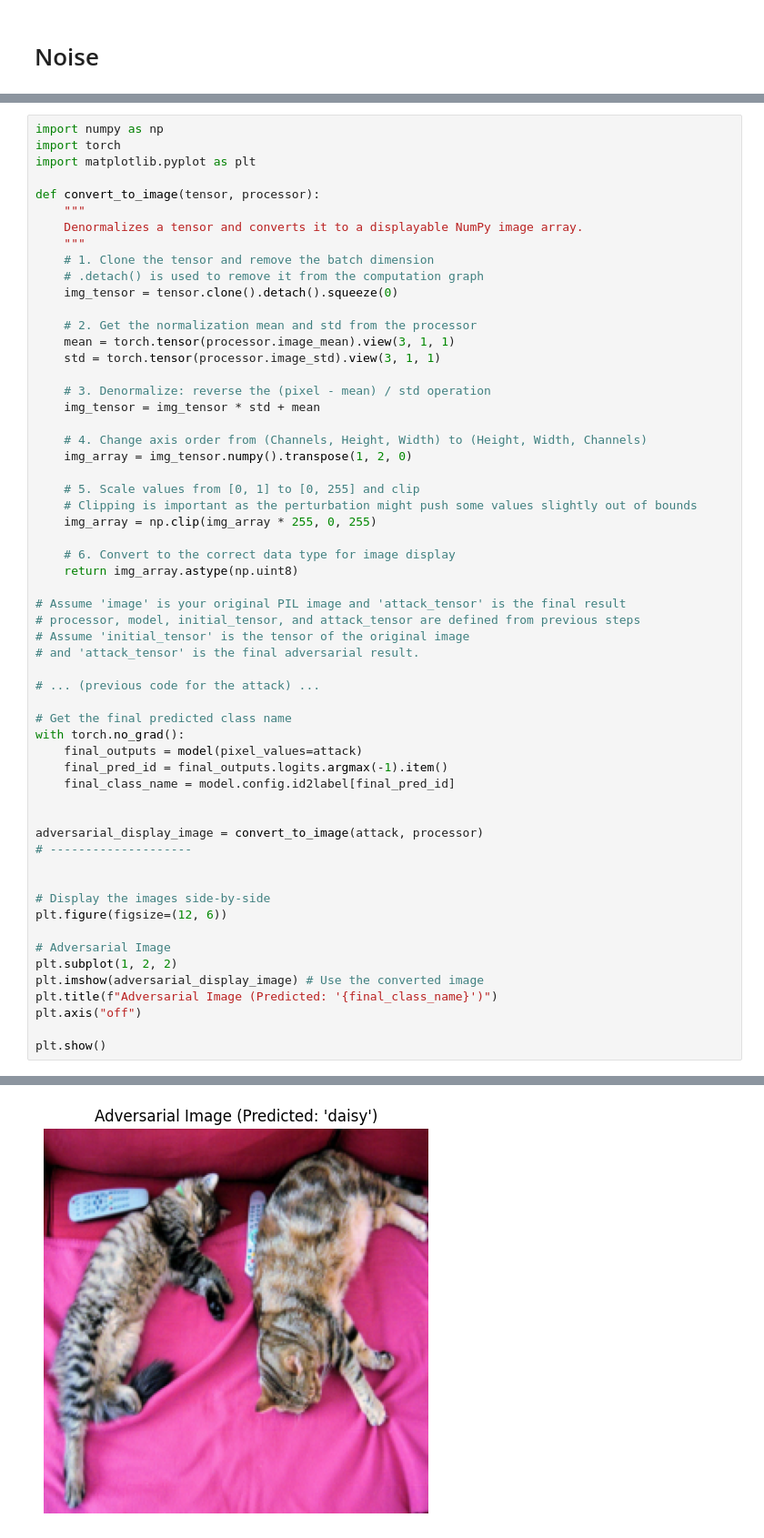
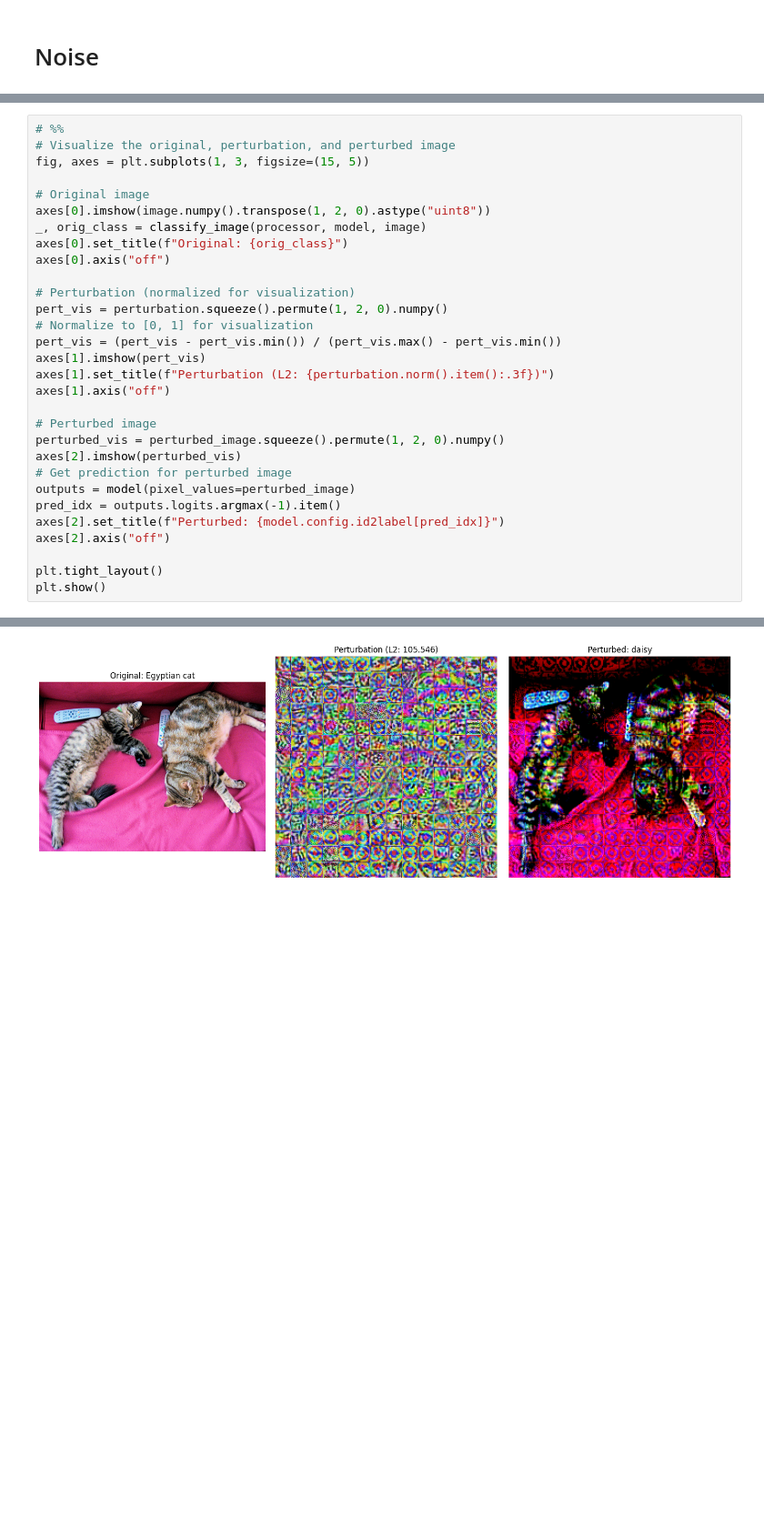
Before and after one commit to pranavgade20/aisb, a Jupyter notebook: w3d1/w3d1_answers.ipynb, the cells around one changed output, grey strips where cells are left out. Shown at 91% size. Cells and saved outputs as stored; diff of their text form; blank space fills up the shorter version.

```diff
--- a/w3d1/w3d1_answers.ipynb
+++ b/w3d1/w3d1_answers.ipynb
@@ -182,59 +179,31 @@ for i in tqdm.tqdm(range(1000000)):
 # %%
-import numpy as np
-import torch
-import matplotlib.pyplot as plt
+# %%
+# Visualize the original, perturbation, and perturbed image
+fig, axes = plt.subplots(1, 3, figsize=(15, 5))
 
-def convert_to_image(tensor, processor):
-    """
-    Denormalizes a tensor and converts it to a displayable NumPy image array.
-    """
-    # 1. Clone the tensor and remove the batch dimension
-    # .detach() is used to remove it from the computation graph
-    img_tensor = tensor.clone().detach().squeeze(0)
+# Original image
+axes[0].imshow(image.numpy().transpose(1, 2, 0).astype("uint8"))
+_, orig_class = classify_image(processor, model, image)
+axes[0].set_title(f"Original: {orig_class}")
+axes[0].axis("off")
 
-    # 2. Get the normalization mean and std from the processor
-    mean = torch.tensor(processor.image_mean).view(3, 1, 1)
-    std = torch.tensor(processor.image_std).view(3, 1, 1)
+# Perturbation (normalized for visualization)
+pert_vis = perturbation.squeeze().permute(1, 2, 0).numpy()
+# Normalize to [0, 1] for visualization
+pert_vis = (pert_vis - pert_vis.min()) / (pert_vis.max() - pert_vis.min())
+axes[1].imshow(pert_vis)
+axes[1].set_title(f"Perturbation (L2: {perturbation.norm().item():.3f})")
+axes[1].axis("off")
 
-    # 3. Denormalize: reverse the (pixel - mean) / std operation
-    img_tensor = img_tensor * std + mean
+# Perturbed image
+perturbed_vis = perturbed_image.squeeze().permute(1, 2, 0).numpy()
+axes[2].imshow(perturbed_vis)
+# Get prediction for perturbed image
+outputs = model(pixel_values=perturbed_image)
+pred_idx = outputs.logits.argmax(-1).item()
+axes[2].set_title(f"Perturbed: {model.config.id2label[pred_idx]}")
+axes[2].axis("off")
 
-    # 4. Change axis order from (Channels, Height, Width) to (Height, Width, Channels)
-    img_array = img_tensor.numpy().transpose(1, 2, 0)
-
-    # 5. Scale values from [0, 1] to [0, 255] and clip
-    # Clipping is important as the perturbation might push some values slightly out of bounds
-    img_array = np.clip(img_array * 255, 0, 255)
-
-    # 6. Convert to the correct data type for image display
-    return img_array.astype(np.uint8)
-
-# Assume 'image' is your original PIL image and 'attack_tensor' is the final result
-# processor, model, initial_tensor, and attack_tensor are defined from previous steps
-# Assume 'initial_tensor' is the tensor of the original image
-# and 'attack_tensor' is the final adversarial result.
-
-# ... (previous code for the attack) ...
-
-# Get the final predicted class name
-with torch.no_grad():
-    final_outputs = model(pixel_values=attack)
-    final_pred_id = final_outputs.logits.argmax(-1).item()
-    final_class_name = model.config.id2label[final_pred_id]
-
-
-adversarial_display_image = convert_to_image(attack, processor)
-# --------------------
-
-
-# Display the images side-by-side
-plt.figure(figsize=(12, 6))
-
-# Adversarial Image
-plt.subplot(1, 2, 2)
-plt.imshow(adversarial_display_image) # Use the converted image
-plt.title(f"Adversarial Image (Predicted: '{final_class_name}')")
-plt.axis("off")
-
+plt.tight_layout()
 plt.show()
 # %% [output]
@@ -241 +211 @@ plt.show()
-[figure, old version]
+[figure, new version]
```
Also changed, not shown: parts of 7 cells of this notebook.
